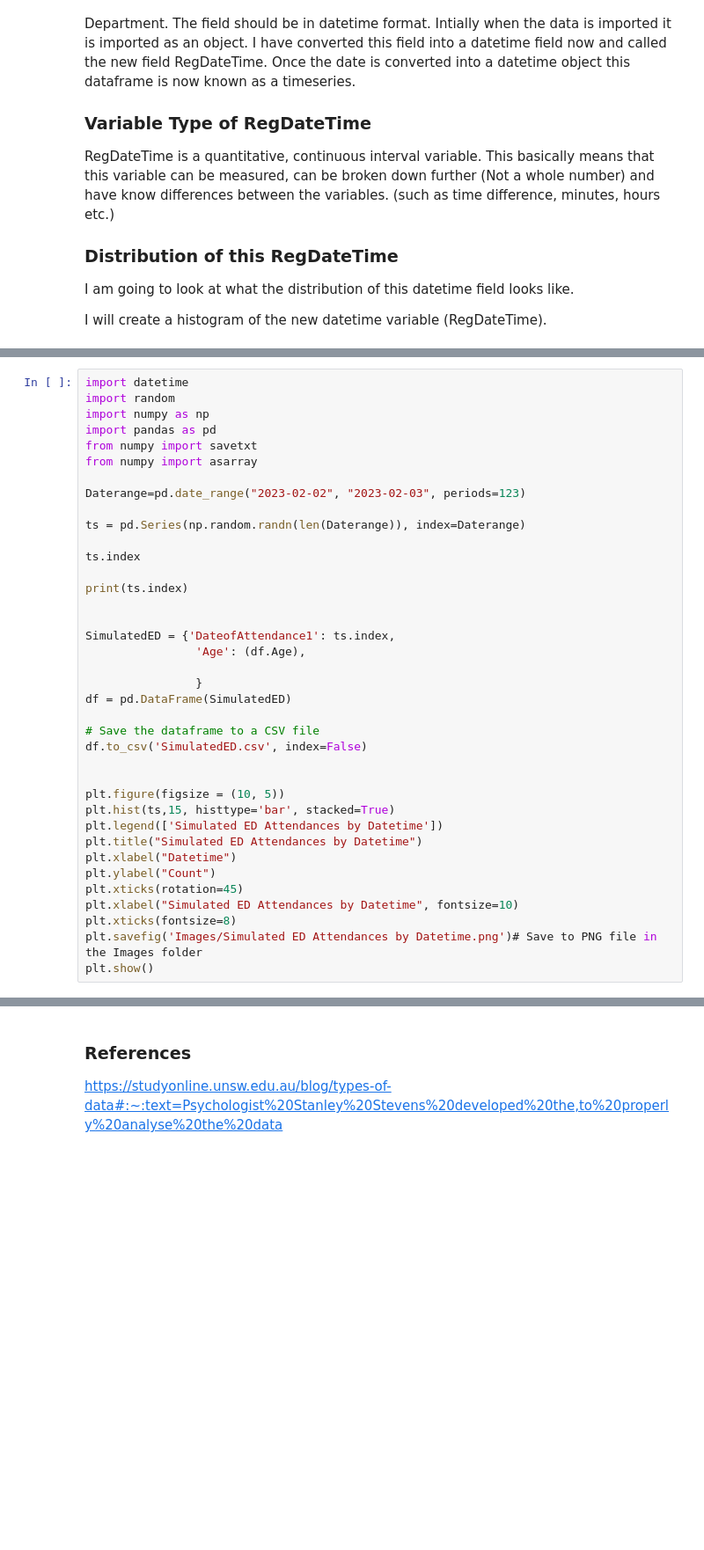
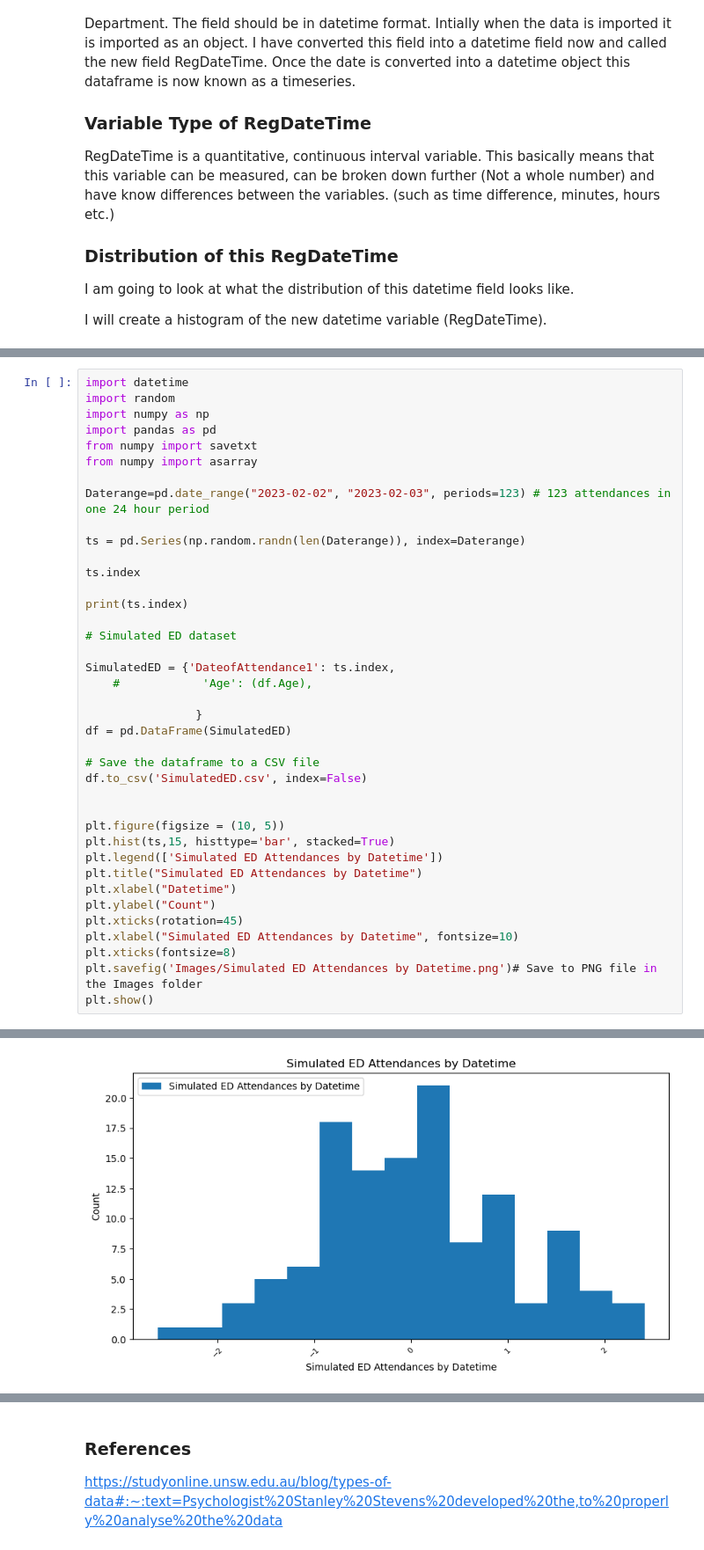
Before and after one commit to AudeAllen/PDA_Assignment, a Jupyter notebook: PDA_Assignment.ipynb, the cells around one changed output, grey strips where cells are left out. Shown at 88% size. Drawn from its saved outputs; the diff is of its cells as text; blank space fills up the shorter version.

```diff
--- a/PDA_Assignment.ipynb
+++ b/PDA_Assignment.ipynb
@@ -225,7 +308,7 @@ import pandas as pd
 from numpy import savetxt
 from numpy import asarray
 
-Daterange=pd.date_range("2023-02-02", "2023-02-03", periods=123)
+Daterange=pd.date_range("2023-02-02", "2023-02-03", periods=123) # 123 attendances in one 24 hour period
 
 ts = pd.Series(np.random.randn(len(Daterange)), index=Daterange)
 
@@ -233,9 +316,10 @@ ts.index
 
 print(ts.index)
 
+# Simulated ED dataset
 
 SimulatedED = {'DateofAttendance1': ts.index,
-                'Age': (df.Age),
+    #            'Age': (df.Age),
 
                 }
 df = pd.DataFrame(SimulatedED)
@@ -255,3 +339,4 @@ plt.xlabel("Simulated ED Attendances by Datetime", fontsize=10)
 plt.xticks(fontsize=8)
 plt.savefig('Images/Simulated ED Attendances by Datetime.png')# Save to PNG file in the Images folder
 plt.show()
+# %% [output]
@@ -257,0 +360 @@ plt.show()
+[figure, added]
```
Also changed, not shown: parts of 17 cells of this notebook, 6 other files.
